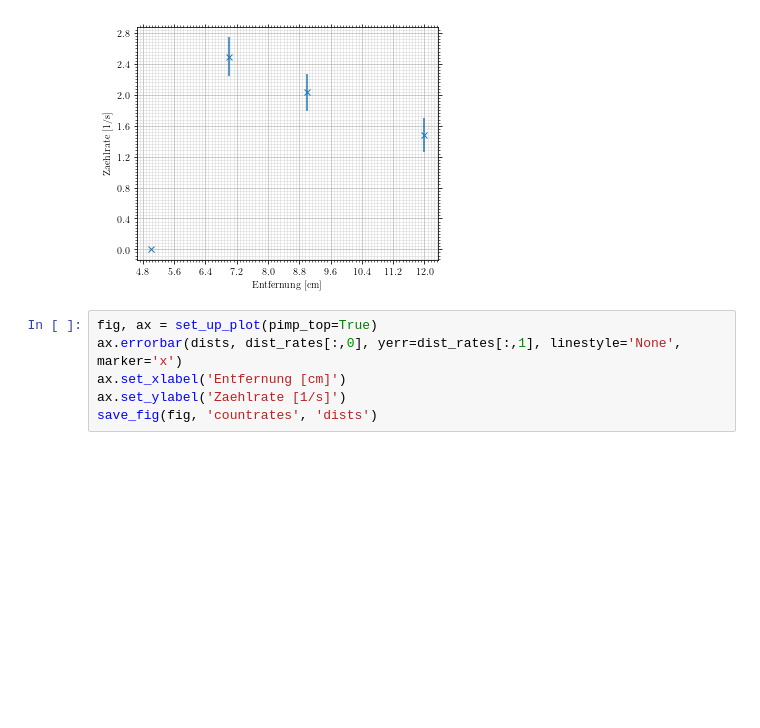
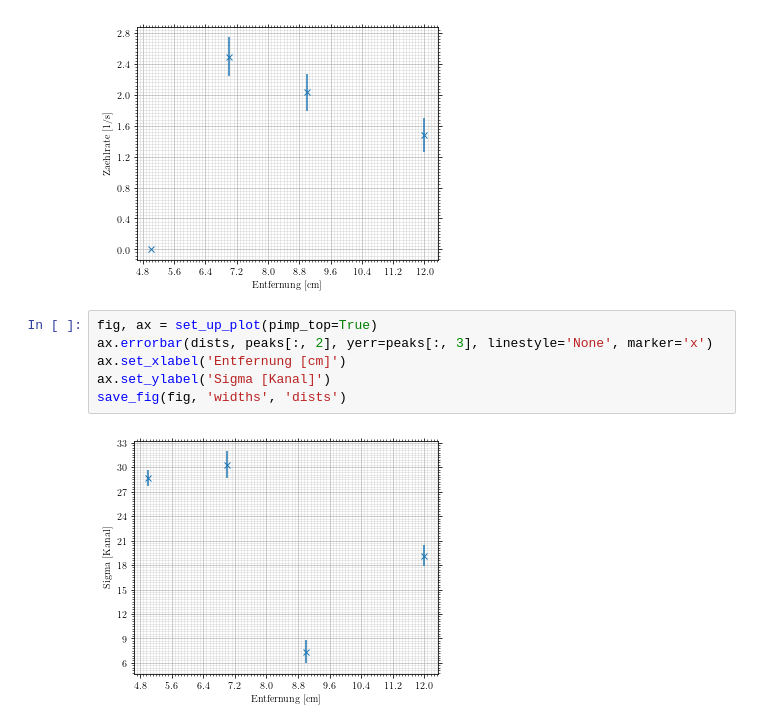
Before and after one commit to vale981/fpraktikum, a Jupyter notebook: CS/auswertung/Untitled.ipynb, the cells around one changed output. Cells and saved outputs as stored; diff of their text form; blank space fills up the shorter version.

```diff
--- a/CS/auswertung/Untitled.ipynb
+++ b/CS/auswertung/Untitled.ipynb
@@ -293,7 +293,9 @@ save_fig(fig, 'countrates', 'dists')
 [figure]
 # %%
 fig, ax = set_up_plot(pimp_top=True)
-ax.errorbar(dists, dist_rates[:,0], yerr=dist_rates[:,1], linestyle='None', marker='x')
+ax.errorbar(dists, peaks[:, 2], yerr=peaks[:, 3], linestyle='None', marker='x')
 ax.set_xlabel('Entfernung [cm]')
-ax.set_ylabel('Zaehlrate [1/s]')
-save_fig(fig, 'countrates', 'dists')
+ax.set_ylabel('Sigma [Kanal]')
+save_fig(fig, 'widths', 'dists')
+# %% [output]
+[figure, added]
```
Also changed, not shown: 1 other file.
